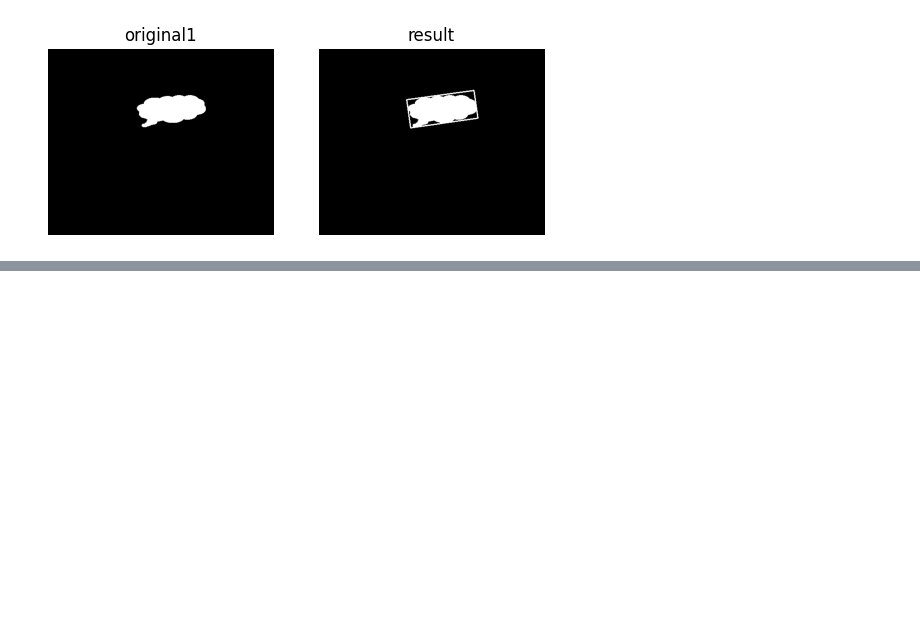
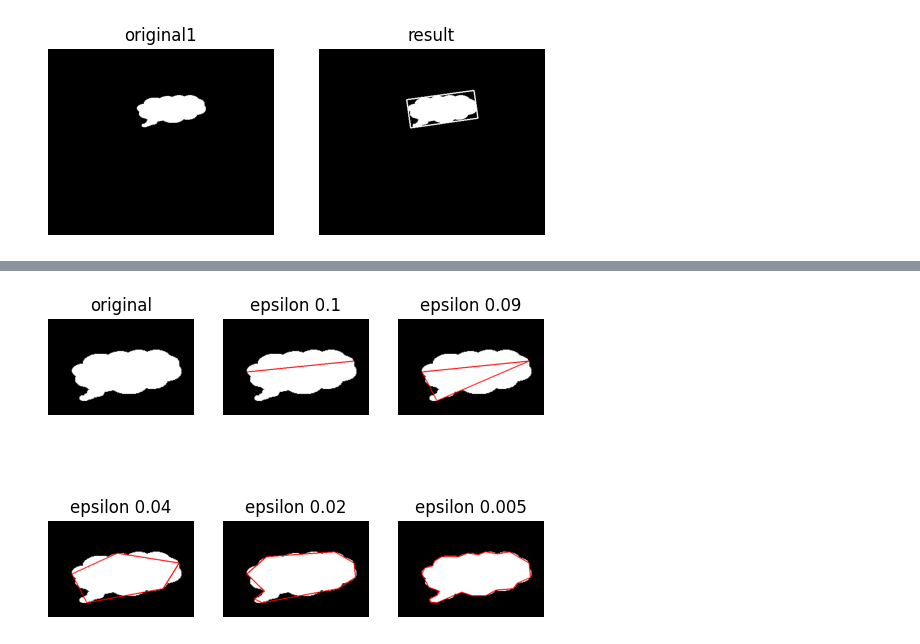
Before and after one commit to MercuryHaipeng/Getting-Started-with-OpenCV-Python-Edition-2nd-Edition-, a Jupyter notebook: Chapter 12/12-1.ipynb, the cells around one changed output, grey strips where cells are left out. Saved outputs shown, nothing was run; the diff lists cells and outputs as text; code cells hidden in the pictures; blank space fills up the shorter version.

```diff
--- a/Chapter 12/12-1.ipynb
+++ b/Chapter 12/12-1.ipynb
@@ -357,0 +436,61 @@ plt.show()
+# %%
+import matplotlib.pyplot as plt
+import cv2
+#----------------读取并显示原始图像-------------------------------
+o = cv2.imread('ccbig.bmp')
+plt.subplot(231)
+plt.imshow(o)
+plt.title("original")
+plt.axis("off")
+#----------------获取轮廓-------------------------------
+gray = cv2.cvtColor(o,cv2.COLOR_BGR2GRAY)
+ret, binary = cv2.threshold(gray,127,255,cv2.THRESH_BINARY)
+contours, hierarchy = cv2.findContours(binary, cv2.RETR_LIST, cv2.CHAIN_APPROX_SIMPLE)
+#---------------- epsilon = 0.1*周长 -------------------------------
+adp = o.copy()
+epsilon = 0.1*cv2.arcLength(contours[0],True)
+approx = cv2.approxPolyDP(contours[0],epsilon,True)
+adp = cv2.drawContours(adp, [approx], 0, (255,0,0), 2)
+plt.subplot(232)
+plt.imshow(adp)
+plt.title("epsilon 0.1")
+plt.axis("off")
+#---------------- epsilon = 0.09*周长 -------------------------------
+adp = o.copy()
+epsilon = 0.09*cv2.arcLength(contours[0],True)
+approx = cv2.approxPolyDP(contours[0],epsilon,True)
+adp = cv2.drawContours(adp, [approx], 0, (255,0,0), 2)
+plt.subplot(233)
+plt.imshow(adp)
+plt.title("epsilon 0.09")
+plt.axis("off")
+#---------------- epsilon = 0.04*周长 -------------------------------
+adp = o.copy()
+epsilon = 0.04*cv2.arcLength(contours[0],True)
+approx = cv2.approxPolyDP(contours[0],epsilon,True)
+adp = cv2.drawContours(adp, [approx], 0, (255,0,0), 2)
+plt.subplot(234)
+plt.imshow(adp)
+plt.title("epsilon 0.04")
+plt.axis("off")
+#----------------epsilon = 0.02*周长-------------------------------
+adp = o.copy()
+epsilon = 0.02*cv2.arcLength(contours[0],True)
+approx = cv2.approxPolyDP(contours[0],epsilon,True)
+adp = cv2.drawContours(adp, [approx], 0, (255,0,0), 2)
+plt.subplot(235)
+plt.imshow(adp)
+plt.title("epsilon 0.02")
+plt.axis("off")
+#----------------epsilon = 0.005*周长-------------------------------
+adp = o.copy()
+epsilon = 0.005*cv2.arcLength(contours[0],True)
+approx = cv2.approxPolyDP(contours[0],epsilon,True)
+adp = cv2.drawContours(adp, [approx], 0, (255,0,0), 2)
+plt.subplot(236)
+plt.imshow(adp)
+plt.title("epsilon 0.005")
+plt.axis("off")
+plt.show()
+# %% [output]
+[figure, added]
```
Also changed, not shown: parts of 3 cells of this notebook, 2 other files.
